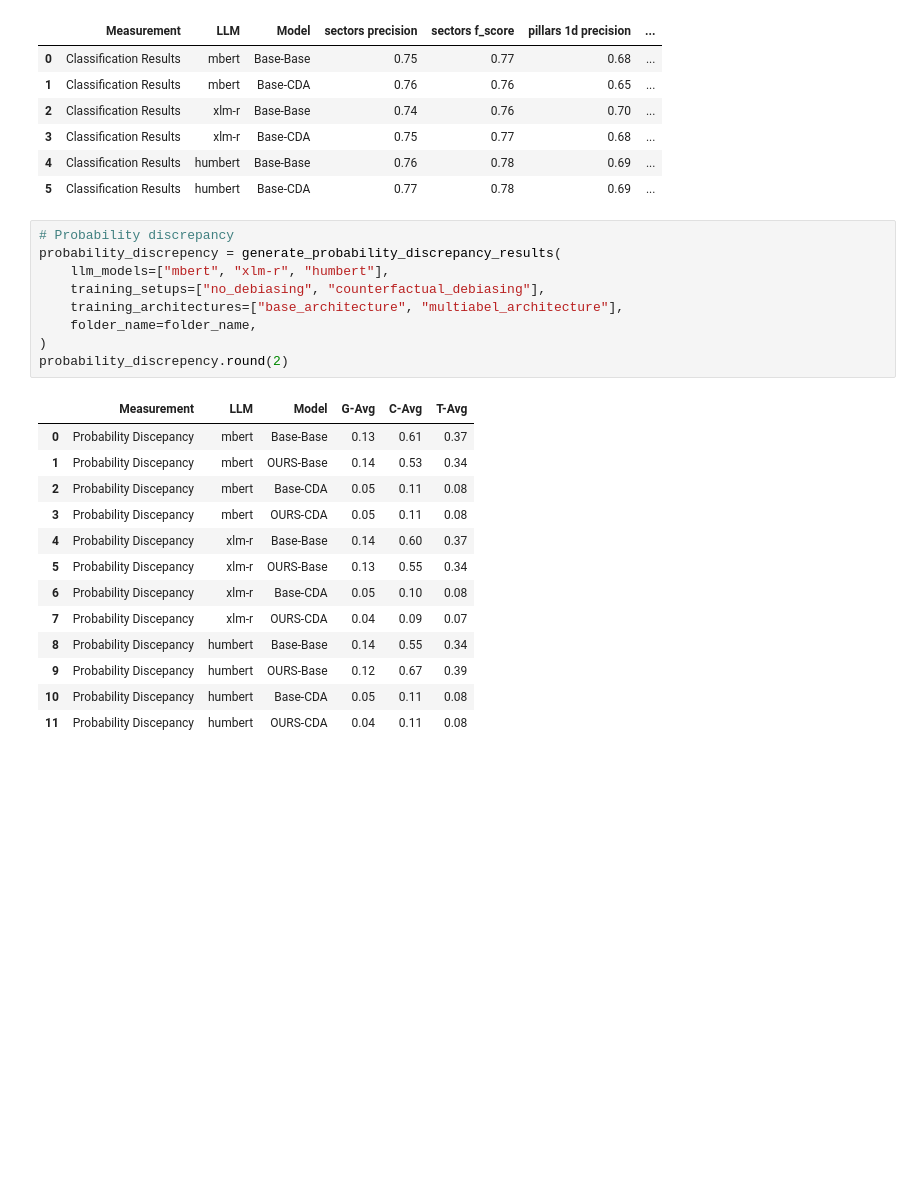
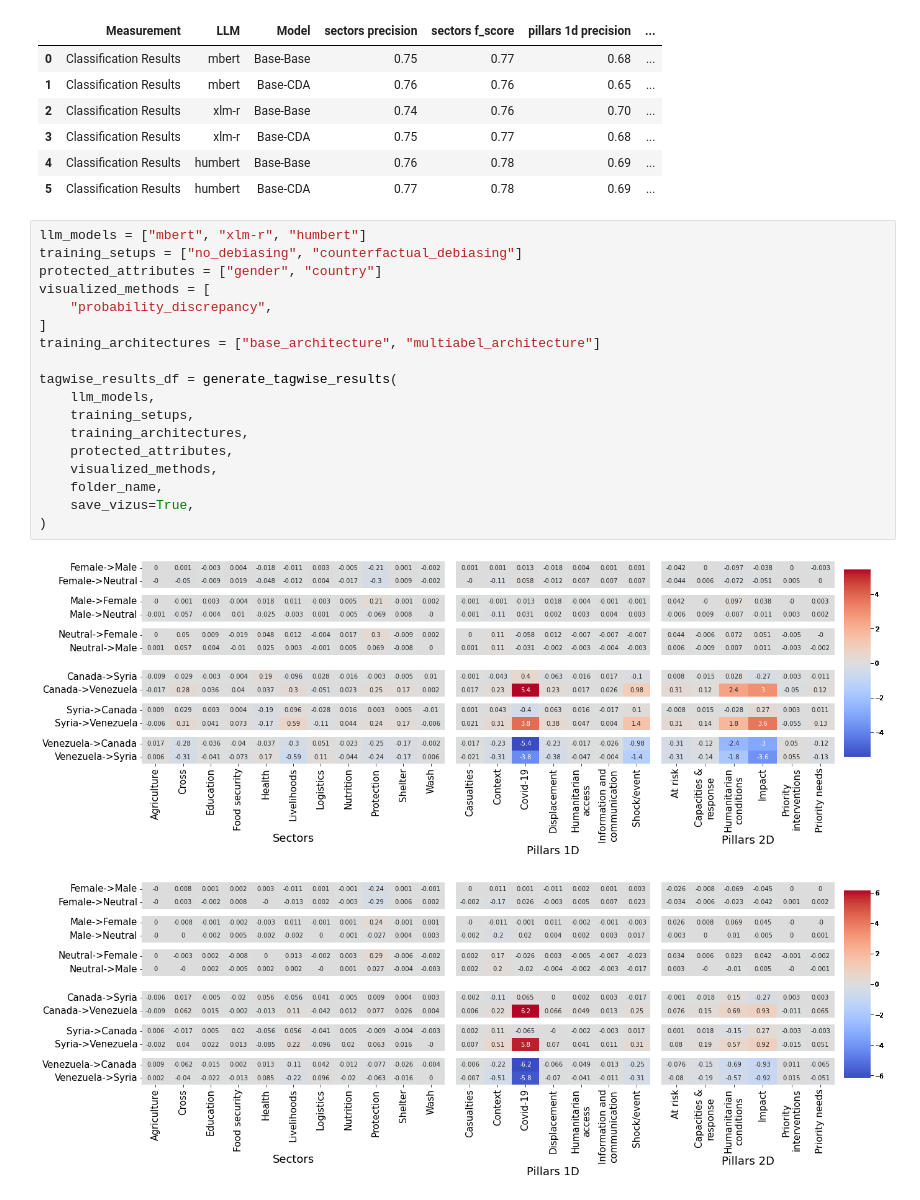
Before and after one commit to the-deep-nlp/bias-aware-humanitarian-entry-classification, a Jupyter notebook: classification/final_results_generation.ipynb, the cells around one changed output. Cells and saved outputs as stored; diff of their text form; blank space fills up the shorter version.

```diff
--- a/classification/final_results_generation.ipynb
+++ b/classification/final_results_generation.ipynb
@@ -45,25 +44,23 @@ classification_results.round(2)
 | 4 | Classification Results | humbert | Base-Base | 0.76 | 0.78 | 0.69 | ... |
 | 5 | Classification Results | humbert | Base-CDA | 0.77 | 0.78 | 0.69 | ... |
 # %%
-# Probability discrepancy
-probability_discrepency = generate_probability_discrepancy_results(
-    llm_models=["mbert", "xlm-r", "humbert"],
-    training_setups=["no_debiasing", "counterfactual_debiasing"],
-    training_architectures=["base_architecture", "multiabel_architecture"],
-    folder_name=folder_name,
+llm_models = ["mbert", "xlm-r", "humbert"]
+training_setups = ["no_debiasing", "counterfactual_debiasing"]
+protected_attributes = ["gender", "country"]
+visualized_methods = [
+    "probability_discrepancy",
+]
+training_architectures = ["base_architecture", "multiabel_architecture"]
+
+tagwise_results_df = generate_tagwise_results(
+    llm_models,
+    training_setups,
+    training_architectures,
+    protected_attributes,
+    visualized_methods,
+    folder_name,
+    save_vizus=True,
 )
-probability_discrepency.round(2)
 # %% [output]
-|  | Measurement | LLM | Model | G-Avg | C-Avg | T-Avg |
-| 0 | Probability Discepancy | mbert | Base-Base | 0.13 | 0.61 | 0.37 |
-| 1 | Probability Discepancy | mbert | OURS-Base | 0.14 | 0.53 | 0.34 |
-| 2 | Probability Discepancy | mbert | Base-CDA | 0.05 | 0.11 | 0.08 |
-| 3 | Probability Discepancy | mbert | OURS-CDA | 0.05 | 0.11 | 0.08 |
-| 4 | Probability Discepancy | xlm-r | Base-Base | 0.14 | 0.60 | 0.37 |
-| 5 | Probability Discepancy | xlm-r | OURS-Base | 0.13 | 0.55 | 0.34 |
-| 6 | Probability Discepancy | xlm-r | Base-CDA | 0.05 | 0.10 | 0.08 |
-| 7 | Probability Discepancy | xlm-r | OURS-CDA | 0.04 | 0.09 | 0.07 |
-| 8 | Probability Discepancy | humbert | Base-Base | 0.14 | 0.55 | 0.34 |
-| 9 | Probability Discepancy | humbert | OURS-Base | 0.12 | 0.67 | 0.39 |
-| 10 | Probability Discepancy | humbert | Base-CDA | 0.05 | 0.11 | 0.08 |
-| 11 | Probability Discepancy | humbert | OURS-CDA | 0.04 | 0.11 | 0.08 |
+[figure, added]
+[figure, added]
```
Also changed, not shown: parts of 7 cells of this notebook, 1 other file.
